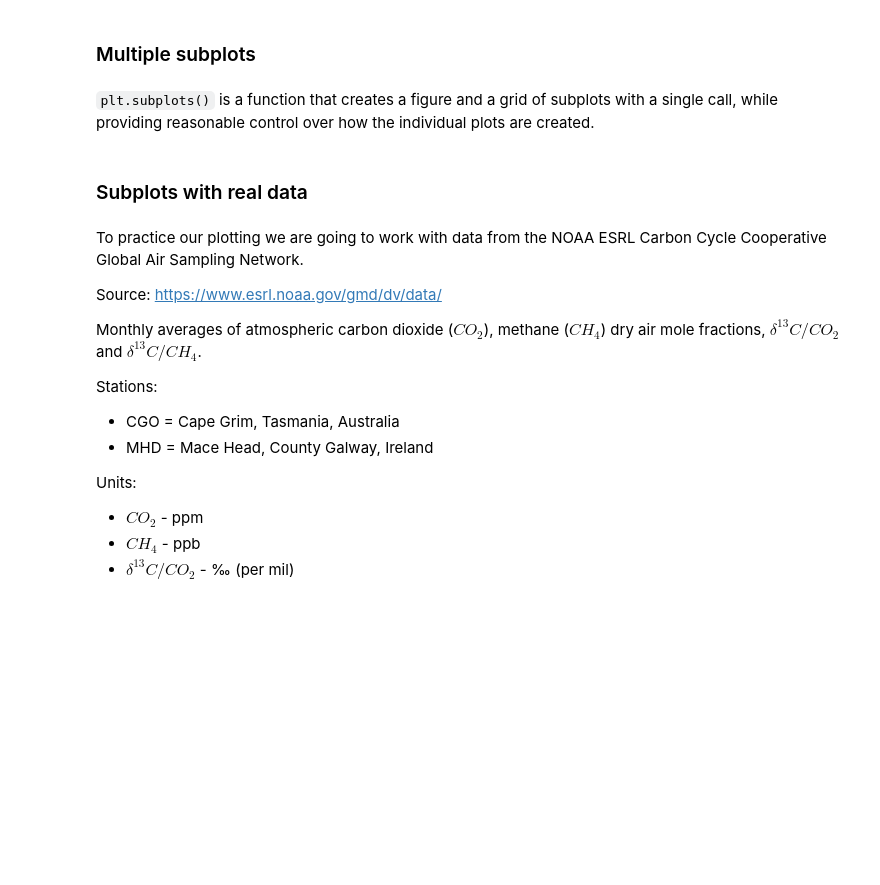
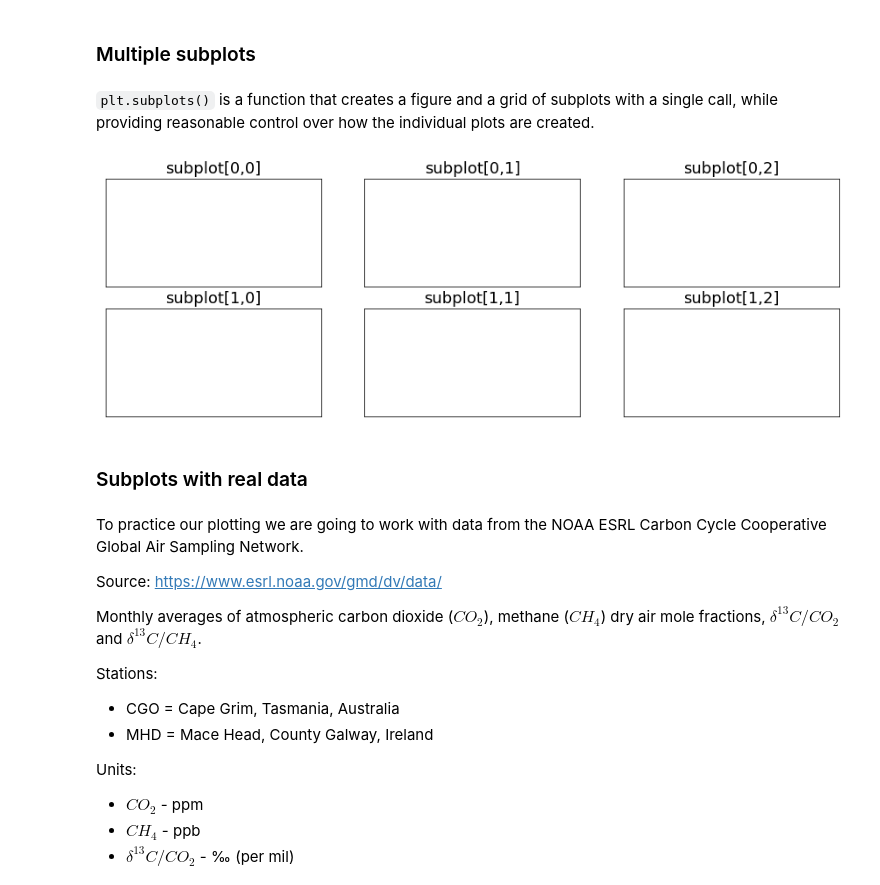
Before and after one commit to ueapy/ppd_python, a Jupyter notebook: notebooks/15-Matplotlib.ipynb, the cells around one changed output. Drawn from its saved outputs; the diff is of its cells as text; code cells hidden in the pictures; blank space fills up the shorter version.

```diff
--- a/notebooks/15-Matplotlib.ipynb
+++ b/notebooks/15-Matplotlib.ipynb
@@ -93,15 +103,17 @@ axes.plot(X, Y2, color='r', linewidth=3.0, linestyle='--')
 # %%
 fig, axes = plt.subplots(nrows=2, ncols=3, figsize=(15,5)) # or plt.subplots(2,3,figsize=(15,5))
 axes[0,0].set_title('subplot[0,0]', fontsize=18);
 axes[0,1].set_title('subplot[0,1]', fontsize=18);
 axes[0,2].set_title('subplot[0,2]', fontsize=18);
 axes[1,0].set_title('subplot[1,0]', fontsize=18);
 axes[1,1].set_title('subplot[1,1]', fontsize=18);
 axes[1,2].set_title('subplot[1,2]', fontsize=18);
 
-for ax in axes.flat: # you can loop over axes
+for ax in axes.ravel(): # you can loop over axes
     ax.set_xticks([]);
     ax.set_yticks([]);
+# %% [output]
+[figure, added]
 # %% [markdown]
 ### Subplots with real data
 # %% [markdown]
```
Also changed, not shown: parts of 36 cells of this notebook, 2 other files.
